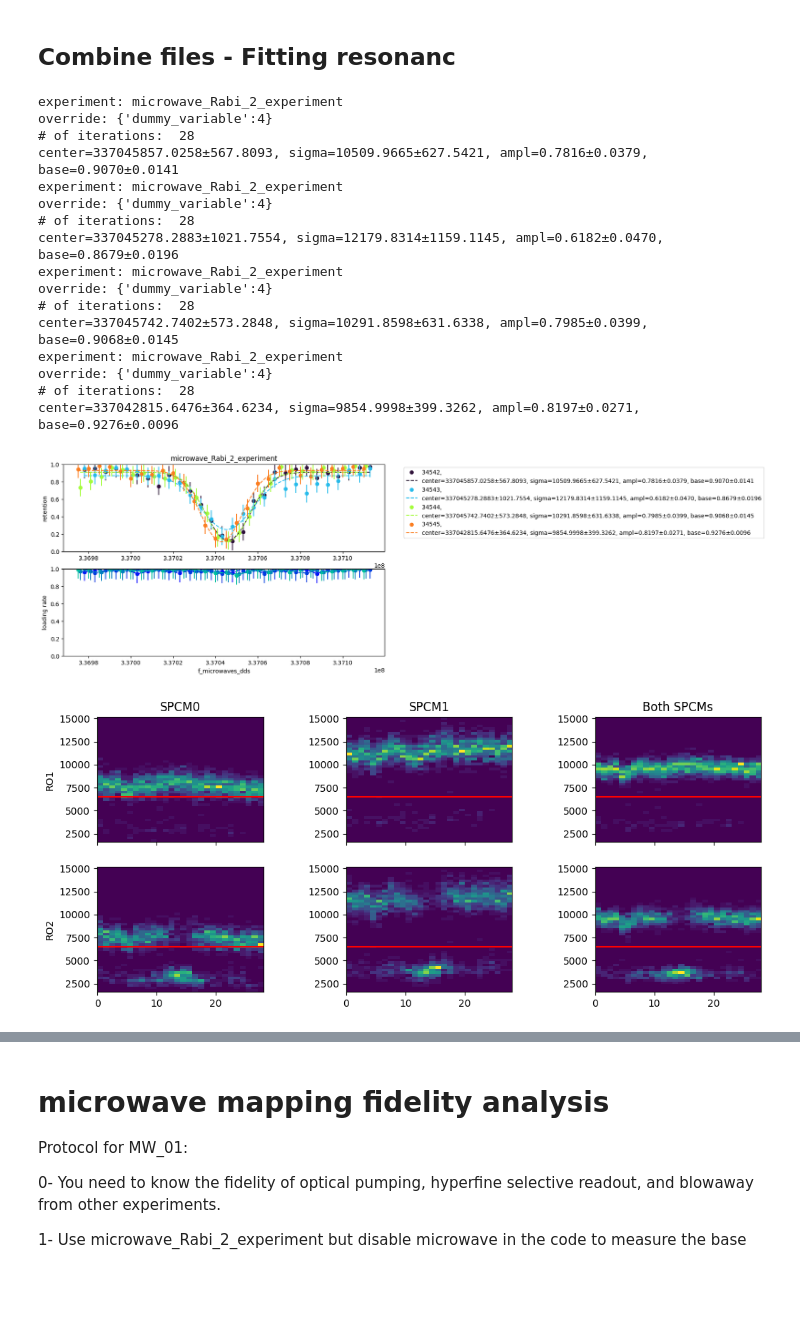
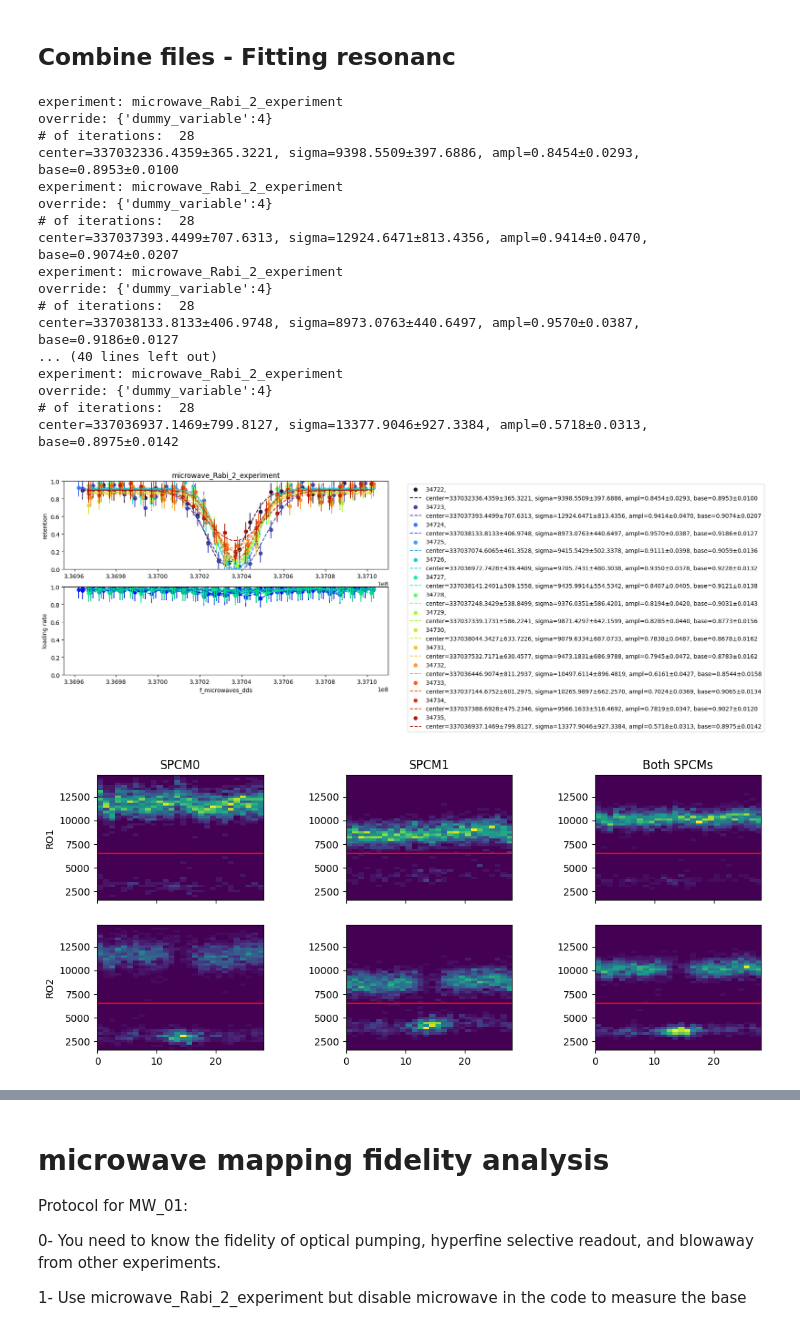
Before and after one commit to QuantumQuadrate/qn_artiq_routines, a Jupyter notebook: Analysis/Microwave analysis/Microwave_analysis_2025.ipynb, the cells around one changed output, grey strips where cells are left out. Drawn from its saved outputs; the diff is of its cells as text; code cells hidden in the pictures; blank space fills up the shorter version.

```diff
--- a/Analysis/Microwave analysis/Microwave_analysis_2025.ipynb
+++ b/Analysis/Microwave analysis/Microwave_analysis_2025.ipynb
@@ -2,7 +2,7 @@
 # Mapping atom analysis
 Valid for experiments from 2025-04-30 until ...
 # %%
-date_filters = ["2026-03-17","2026-03-18"]
+date_filters = ["2026-03-23","2026-03-24"]
 
 from matplotlib import pyplot as plt
 import matplotlib as mpl
@@ -88,7 +88,7 @@ With fitting the resonance for microwave scans
 #     # 37:'',
 # }
 
-file_indices = {i: '' for i in range(23, 31, 2)}
+file_indices = {i: '' for i in range(35, 62, 2)}
 
 compare = True # compare multiple files in the same retention and loading plots
 otsu_threshold = False # compute threshold using Otsu method instead doing it by eye. only work when require atom loading = False
@@ -388,36 +388,37 @@ combined_atom_loading_times = list(itertools.chain(*all_atom_loading_times))
 mean_loading_time = np.mean(combined_atom_loading_times)
 plt.figure(figsize=(7, 4))
 plt.plot(combined_atom_loading_times, 'r-', label='Atom loading time')
 plt.xlabel("Atom number")
 plt.ylabel("Loading time (s)")
 plt.title(f"Atom loading time (Mean: {mean_loading_time:.3f} s)")
 # plt.title(f"Combined Atom Loading Time for All Files")
 plt.legend(loc='best')
 plt.show()
 
 # Plot the histogram of combined Atom_loading_time
 plt.figure(figsize=(7, 4))
 plt.hist(combined_atom_loading_times, bins=50, edgecolor='black', alpha=0.7)
 plt.xlabel("Atom Loading Time (s)")
 plt.ylabel("Frequency")
 plt.title(f"Histogram of Combined Atom Loading Time")
 plt.show()
 # %% [output]
 experiment: microwave_Rabi_2_experiment
 override: {'dummy_variable':4}
 # of iterations:  28
-center=337045857.0258±567.8093, sigma=10509.9665±627.5421, ampl=0.7816±0.0379, base=0.9070±0.0141
+center=337032336.4359±365.3221, sigma=9398.5509±397.6886, ampl=0.8454±0.0293, base=0.8953±0.0100
 experiment: microwave_Rabi_2_experiment
 override: {'dummy_variable':4}
 # of iterations:  28
-center=337045278.2883±1021.7554, sigma=12179.8314±1159.1145, ampl=0.6182±0.0470, base=0.8679±0.0196
+center=337037393.4499±707.6313, sigma=12924.6471±813.4356, ampl=0.9414±0.0470, base=0.9074±0.0207
 experiment: microwave_Rabi_2_experiment
 override: {'dummy_variable':4}
 # of iterations:  28
-center=337045742.7402±573.2848, sigma=10291.8598±631.6338, ampl=0.7985±0.0399, base=0.9068±0.0145
+center=337038133.8133±406.9748, sigma=8973.0763±440.6497, ampl=0.9570±0.0387, base=0.9186±0.0127
+... (40 lines left out)
 experiment: microwave_Rabi_2_experiment
 override: {'dummy_variable':4}
 # of iterations:  28
-center=337042815.6476±364.6234, sigma=9854.9998±399.3262, ampl=0.8197±0.0271, base=0.9276±0.0096
+center=337036937.1469±799.8127, sigma=13377.9046±927.3384, ampl=0.5718±0.0313, base=0.8975±0.0142
-[figure, old version]
+[figure, new version]
-[figure, old version]
+[figure, new version]
```
Also changed, not shown: parts of 2 cells of this notebook, 5 other files.
